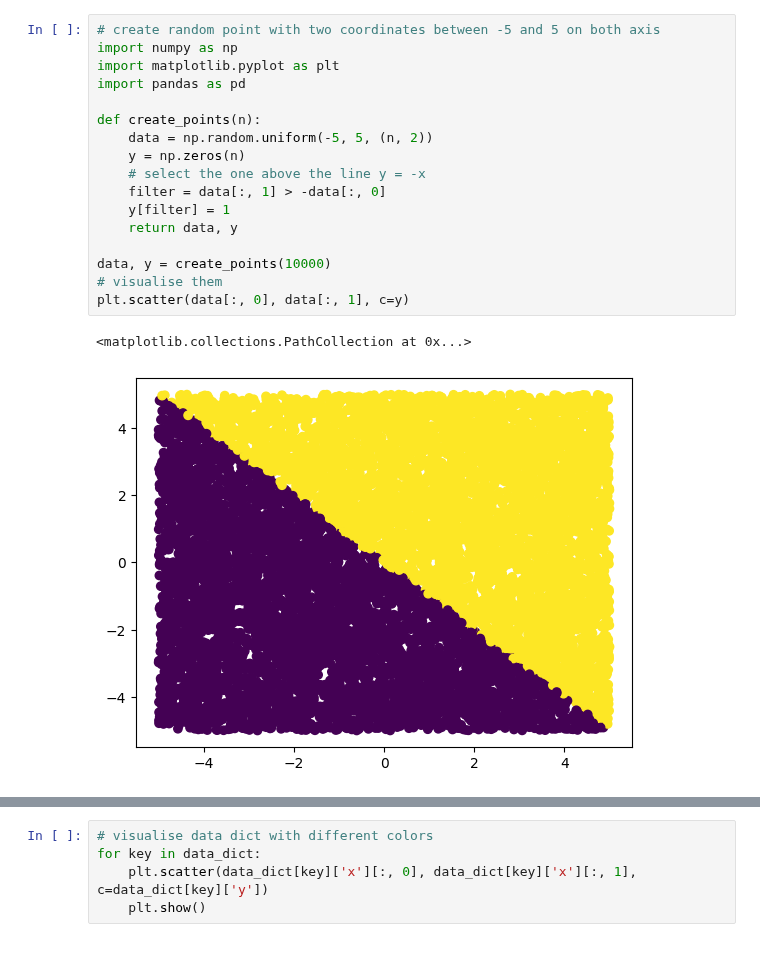
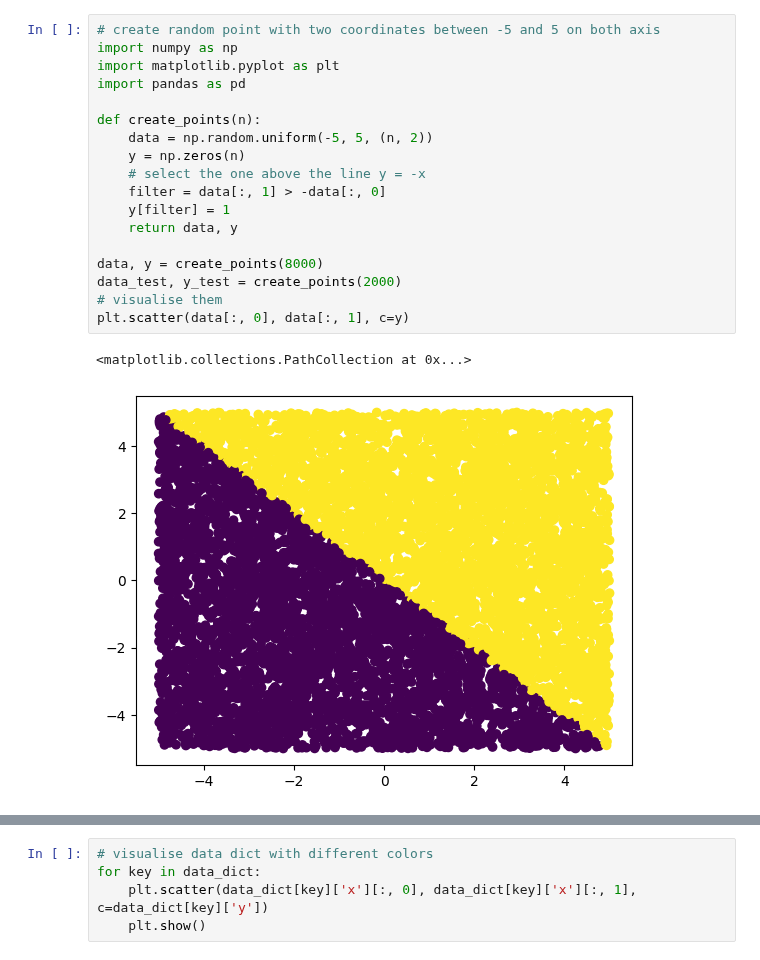
Before and after one commit to dariofenoglio98/CF_FL, a Jupyter notebook: data/synth_dataset.ipynb, the cells around one changed output, grey strips where cells are left out. Drawn from its saved outputs; the diff is of its cells as text.

```diff
--- a/data/synth_dataset.ipynb
+++ b/data/synth_dataset.ipynb
@@ -1,20 +1,21 @@
 # %%
 # create random point with two coordinates between -5 and 5 on both axis
 import numpy as np
 import matplotlib.pyplot as plt
 import pandas as pd
 
 def create_points(n):
     data = np.random.uniform(-5, 5, (n, 2))
     y = np.zeros(n)
     # select the one above the line y = -x
     filter = data[:, 1] > -data[:, 0]
     y[filter] = 1
     return data, y
 
-data, y = create_points(10000)
+data, y = create_points(8000)
+data_test, y_test = create_points(2000)
 # visualise them
 plt.scatter(data[:, 0], data[:, 1], c=y)
 # %% [output]
 <matplotlib.collections.PathCollection at 0x...>
-[figure, old version]
+[figure, new version]
```
Also changed, not shown: parts of 5 cells of this notebook, 5 other files.
